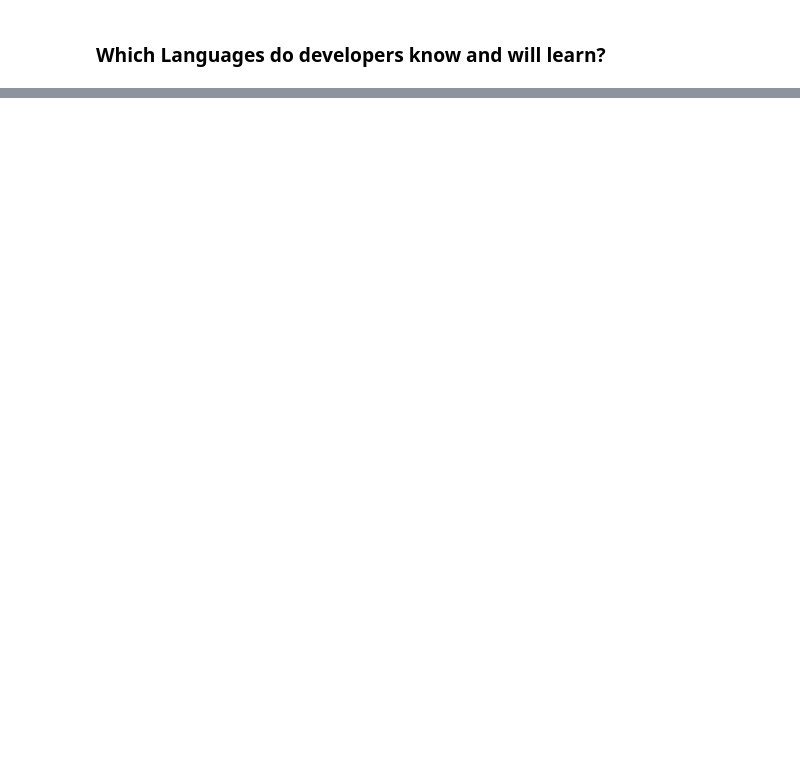
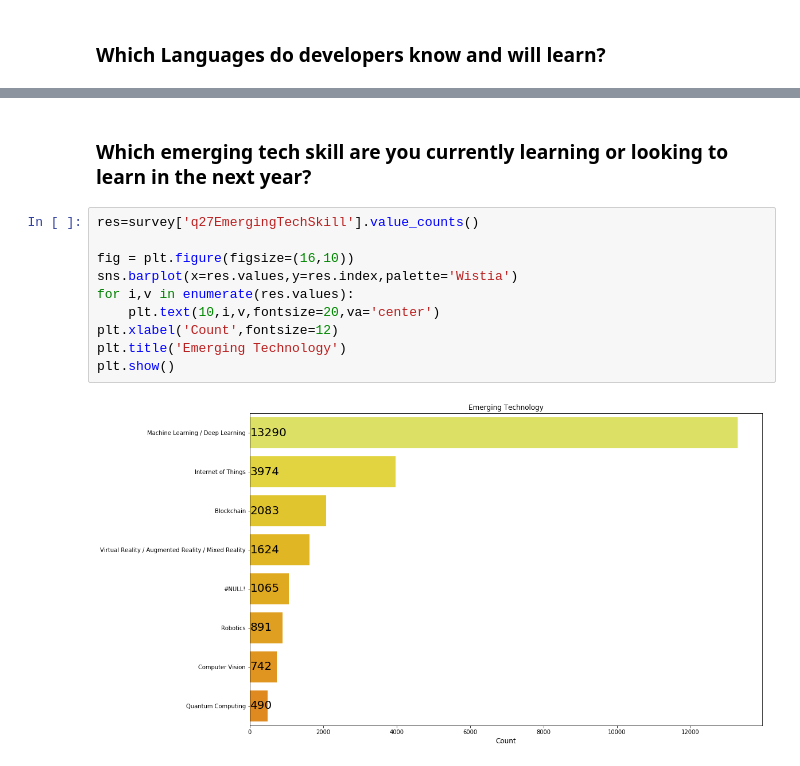
Before and after one commit to bipin2295/Developer-Survey, a Jupyter notebook: HackerrankAnalysis.ipynb, the cells around one changed output, grey strips where cells are left out. Saved outputs shown, nothing was run; the diff lists cells and outputs as text; blank space fills up the shorter version.

```diff
--- a/HackerrankAnalysis.ipynb
+++ b/HackerrankAnalysis.ipynb
@@ -594,0 +603,14 @@ lang
+# %% [markdown]
+### Which emerging tech skill are you currently learning or looking to learn in the next year?
+# %%
+res=survey['q27EmergingTechSkill'].value_counts()
+
+fig = plt.figure(figsize=(16,10))
+sns.barplot(x=res.values,y=res.index,palette='Wistia')
+for i,v in enumerate(res.values):
+    plt.text(10,i,v,fontsize=20,va='center')
+plt.xlabel('Count',fontsize=12)
+plt.title('Emerging Technology')
+plt.show()
+# %% [output]
+[figure, added]
```
Also changed, not shown: parts of 10 cells of this notebook.
